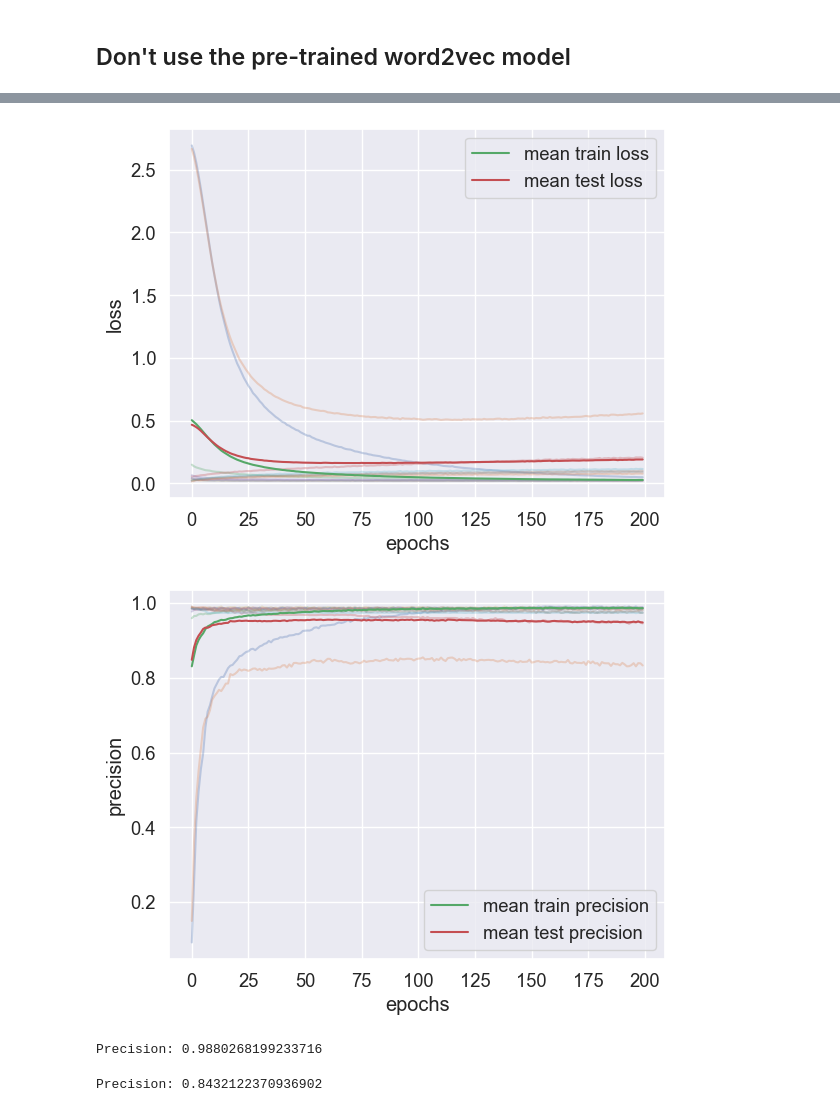
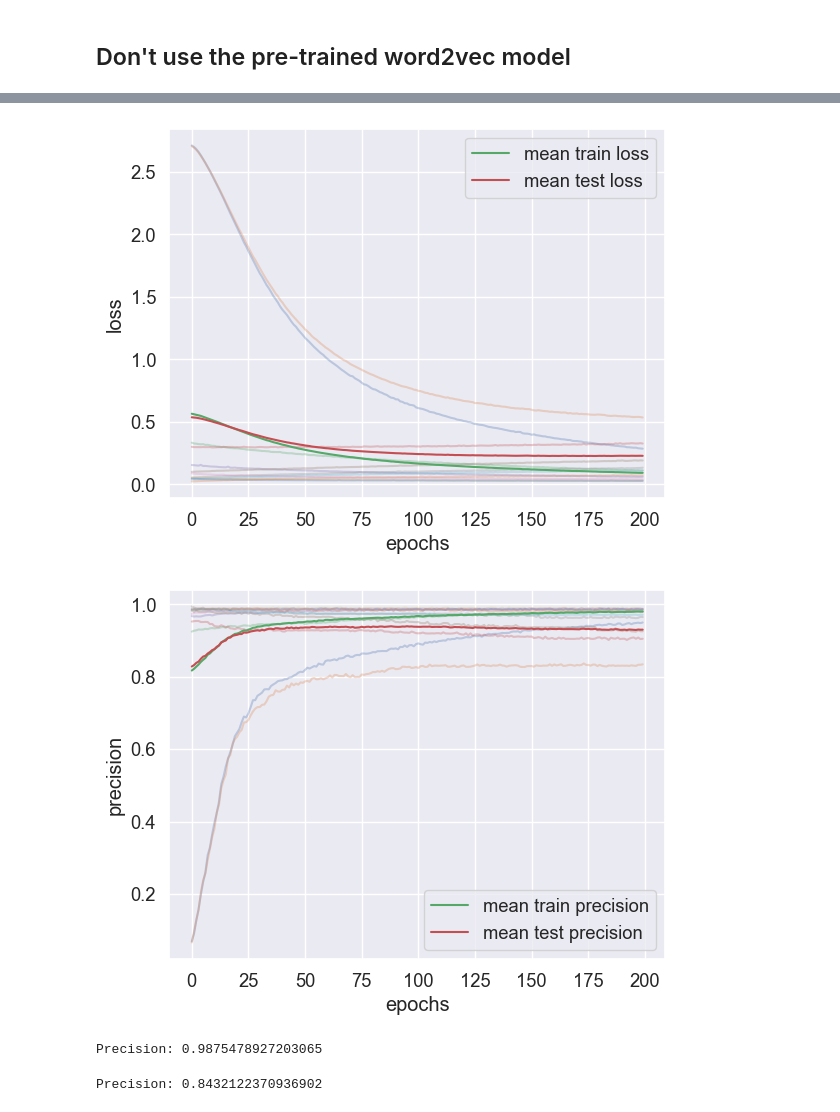
Before and after one commit to kirito-night/REDS, a Jupyter notebook: word2vecMLP.ipynb, the cells around one changed output, grey strips where cells are left out. Cells and saved outputs as stored; diff of their text form; code cells hidden in the pictures.

Commit message:
corriger cross validation

```diff
--- a/word2vecMLP.ipynb
+++ b/word2vecMLP.ipynb
@@ -244,7 +244,7 @@ def cross_validation(epochs, MLP,X, y, k=5, lr = 0.001,hidden_size=32, input_siz
 # %%
 
 
-train_losses, test_losses, train_precisions, test_precisions, model = cross_validation(200, MLP,X, y, k=6, lr = 0.0003,hidden_size=32, input_size=vector_size,batch_size=32)
+train_losses, test_losses, train_precisions, test_precisions, model = cross_validation(200, MLP,X, y, k=6, lr = 0.0001,hidden_size=32, input_size=vector_size,batch_size=32)
 
 plt.figure()
 affichage(train_losses, test_losses, train_precisions, test_precisions)
@@ -269,12 +269,12 @@ Epoch 200: train loss: 0.020855005275966093, train precision: 0.9854167103767395
-[figure, old version]
+[figure, new version]
-[figure, old version]
+[figure, new version]
 # %%
 # calculate accuracy
 from sklearn.metrics import accuracy_score
 precision = accuracy_score(y, model(torch.Tensor(X)).argmax(dim=1).numpy())
 print(f'Precision: {precision}')
 # %% [output]
-Precision: 0.9880268199233716
+Precision: 0.9875478927203065
 # %%
 # calculate accuracy
 from sklearn.metrics import accuracy_score
```
Also changed, not shown: parts of 5 cells of this notebook.
